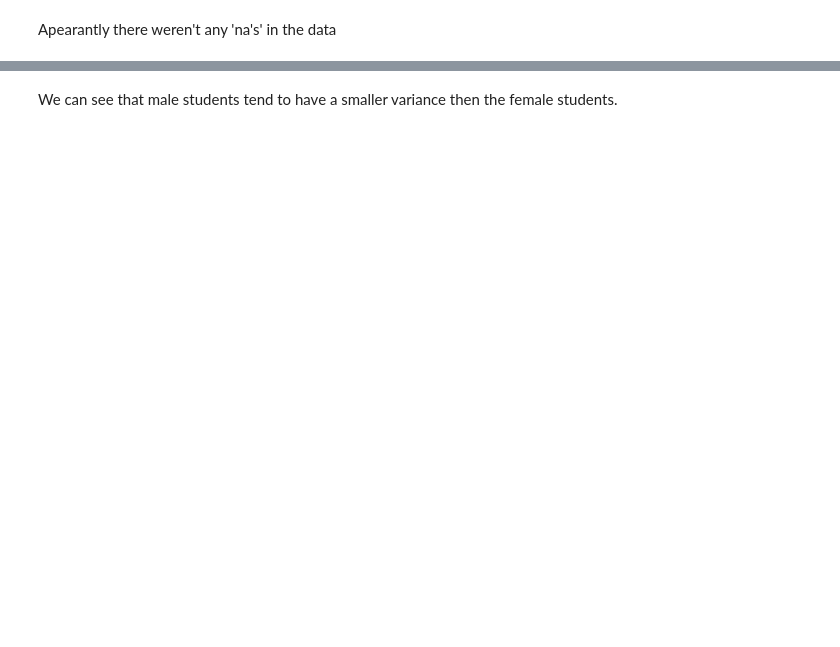
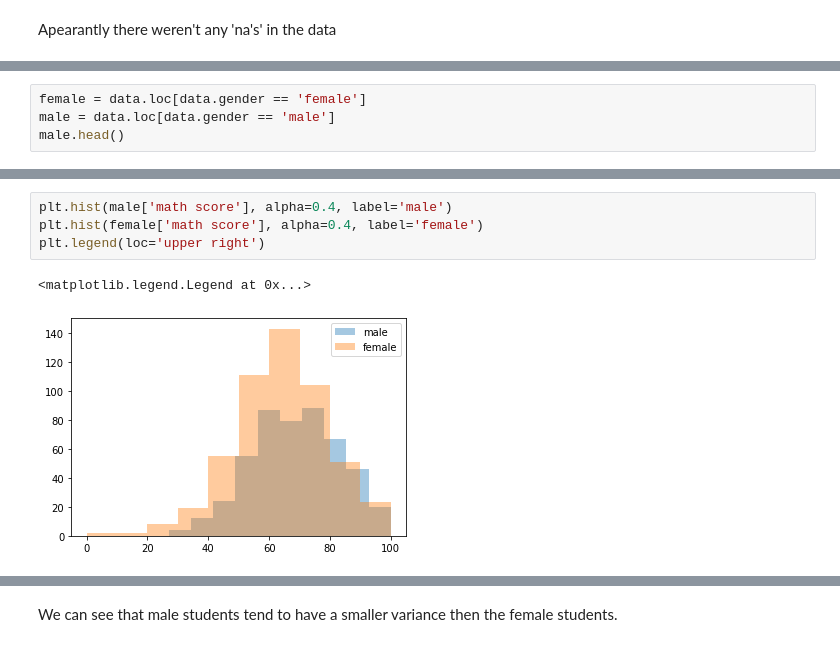
Before and after one commit to ShaiAharon/DataScience2021, a Jupyter notebook: tirgul_9/tirgul9.ipynb, the cells around one changed output, grey strips where cells are left out. Drawn from its saved outputs; the diff is of its cells as text; blank space fills up the shorter version.

```diff
--- a/tirgul_9/tirgul9.ipynb
+++ b/tirgul_9/tirgul9.ipynb
@@ -43,0 +106,4 @@ data.groupby('gender').var()
+# %%
+female = data.loc[data.gender == 'female']
+male = data.loc[data.gender == 'male']
+male.head()
@@ -43,0 +117,7 @@ data.groupby('gender').var()
+# %%
+plt.hist(male['math score'], alpha=0.4, label='male')
+plt.hist(female['math score'], alpha=0.4, label='female')
+plt.legend(loc='upper right')
+# %% [output]
+<matplotlib.legend.Legend at 0x...>
+[figure, added]
```
Also changed, not shown: parts of 112 cells of this notebook.
